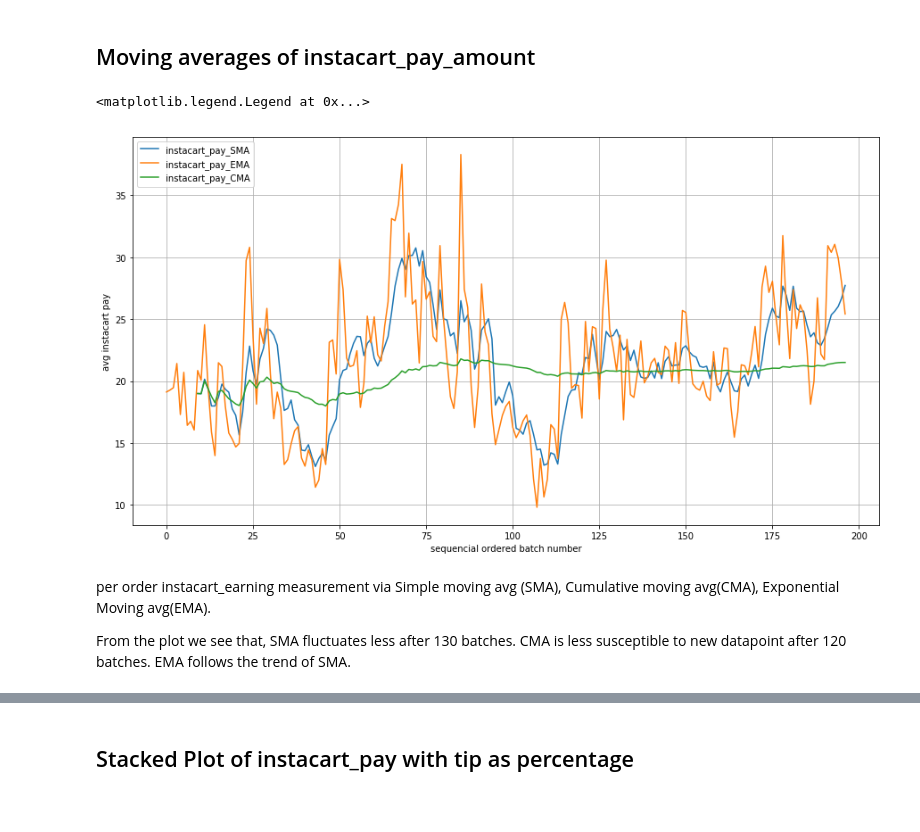
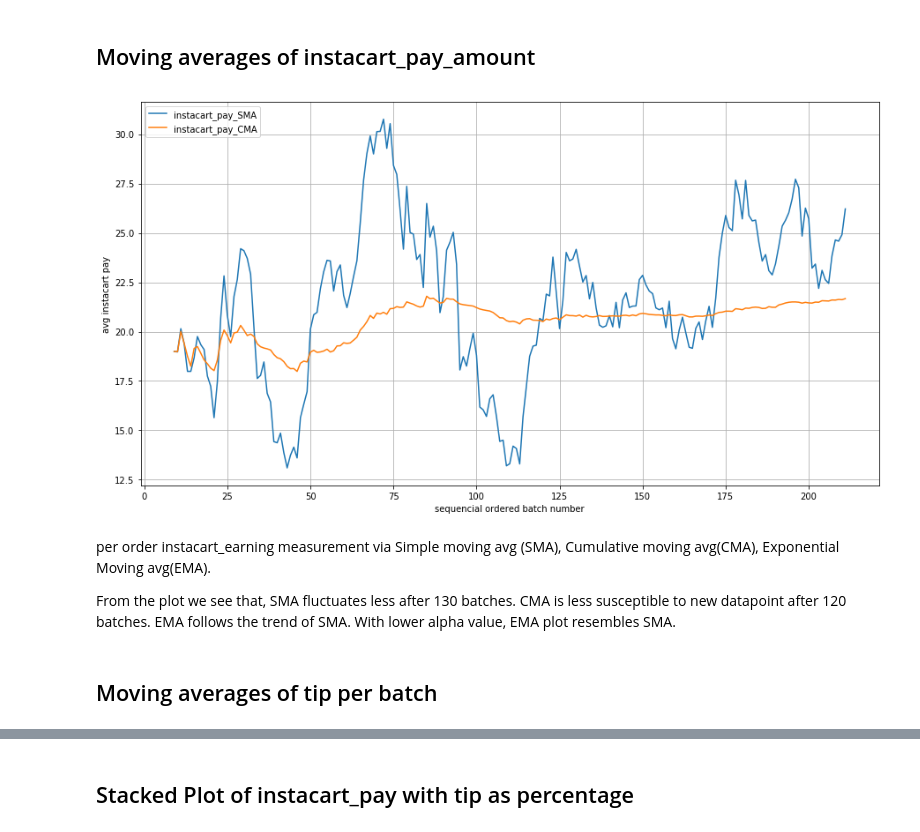
Before and after one commit to Shadek07/gig_data_analysis, a Jupyter notebook: instacart_shopper_data_analysis.ipynb, the cells around one changed output, grey strips where cells are left out. Drawn from its saved outputs; the diff is of its cells as text; code cells hidden in the pictures.

```diff
--- a/instacart_shopper_data_analysis.ipynb
+++ b/instacart_shopper_data_analysis.ipynb
@@ -81,24 +85,27 @@ Name: instacart_pay_amount, dtype: float64
+# %%
+def plot_moving_avg(sma_data, ema_data, cma_data, column_title, xlabel, ylabel):
+    plt.figure(figsize=[15,8])
+    plt.grid(True)
+    plt.xlabel(xlabel)
+    plt.ylabel(ylabel)
+    #plt.plot(shopping['instacart_pay_amount'],label='instacart_pay')
+    plt.plot(sma_data,label=column_title+'_SMA')
+    #plt.plot(ema_data,label=column_title+ '_EMA')
+    plt.plot(cma_data,label=column_title+'_CMA')
+    plt.legend(loc=2)
 # %% [markdown]
 ## Moving averages of instacart_pay_amount
 # %%
-shopping['SMA_10'] = shopping.iloc[:,5].rolling(window=10).mean() #simple moving avg with window size 10.
+shopping['SMA_10'] = shopping['instacart_pay_amount'].rolling(window=10).mean() #simple moving avg with window size 10.
 #instacart_pay_amount is on column index 5
 shopping['CMA_10'] = shopping['instacart_pay_amount'].expanding(min_periods=10).mean() #cumulative moving average
-shopping['EMA'] = shopping['instacart_pay_amount'].ewm(alpha=0.4,adjust=False).mean()
-
-plt.figure(figsize=[15,8])
-plt.grid(True)
-plt.xlabel("sequencial ordered batch number")
-plt.ylabel("avg instacart pay")
-#plt.plot(shopping['instacart_pay_amount'],label='instacart_pay')
-plt.plot(shopping['SMA_10'],label='instacart_pay_SMA')
-plt.plot(shopping['EMA'],label='instacart_pay_EMA')
-plt.plot(shopping['CMA_10'],label='instacart_pay_CMA')
-plt.legend(loc=2)
+shopping['EMA'] = shopping['instacart_pay_amount'].ewm(alpha=0.2,adjust=False).mean()
+plot_moving_avg(shopping['SMA_10'], shopping['EMA'], shopping['CMA_10'], 'instacart_pay', 'sequencial ordered batch number', 'avg instacart pay')
 # %% [output]
-<matplotlib.legend.Legend at 0x...>
-[figure, old version]
+[figure, new version]
 # %% [markdown]
  per order instacart_earning measurement via Simple moving avg (SMA), Cumulative moving avg(CMA), Exponential Moving avg(EMA).
 
- From the plot we see that, SMA fluctuates less after 130 batches. CMA is less susceptible to new datapoint after 120 batches. EMA follows the trend of SMA.
+ From the plot we see that, SMA fluctuates less after 130 batches. CMA is less susceptible to new datapoint after 120 batches. EMA follows the trend of SMA. With lower alpha value, EMA plot resembles SMA.
+# %% [markdown]
+## Moving averages of tip per batch
```
Also changed, not shown: parts of 51 cells of this notebook.
